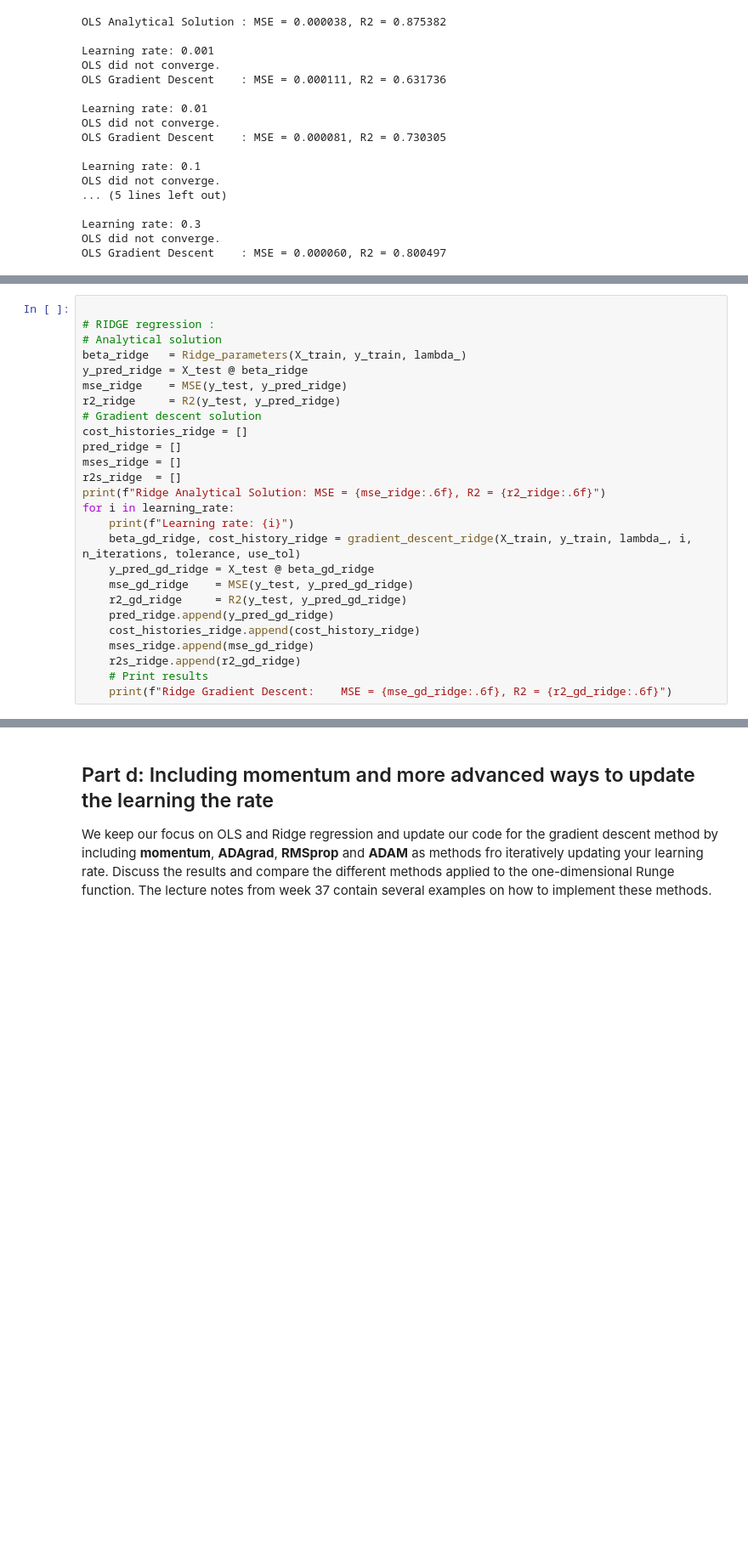
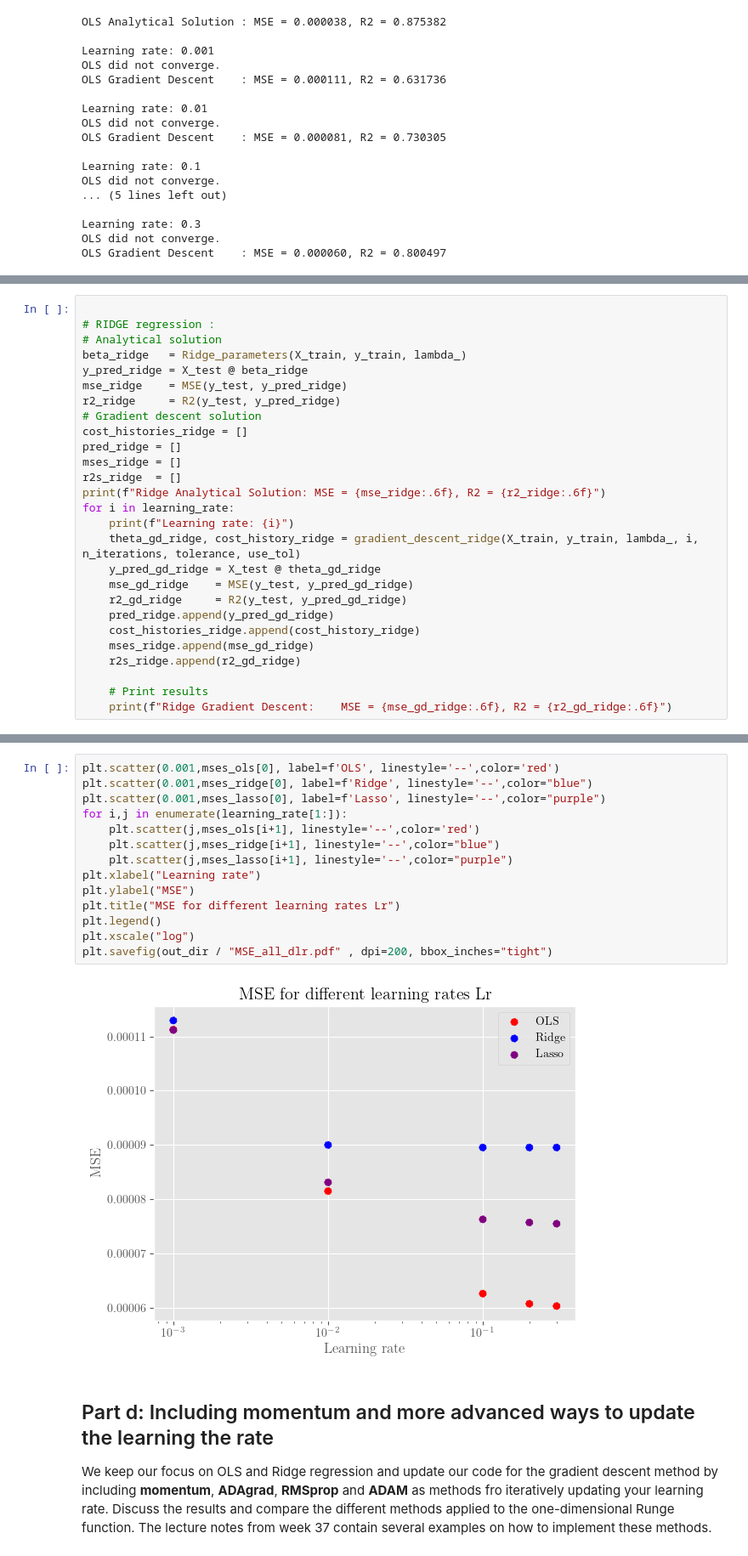
Before and after one commit to kjes4pres/Project_1_FYSSTK, a Jupyter notebook: Code/c_and_d_and_e.ipynb, the cells around one changed output, grey strips where cells are left out. Shown at 85% size. Drawn from its saved outputs; the diff is of its cells as text; blank space fills up the shorter version.

```diff
--- a/Code/c_and_d_and_e.ipynb
+++ b/Code/c_and_d_and_e.ipynb
@@ -182,14 +166,15 @@ r2s_ridge  = []
 print(f"Ridge Analytical Solution: MSE = {mse_ridge:.6f}, R2 = {r2_ridge:.6f}")
 for i in learning_rate:
     print(f"Learning rate: {i}")
-    beta_gd_ridge, cost_history_ridge = gradient_descent_ridge(X_train, y_train, lambda_, i, n_iterations, tolerance, use_tol)
-    y_pred_gd_ridge = X_test @ beta_gd_ridge
+    theta_gd_ridge, cost_history_ridge = gradient_descent_ridge(X_train, y_train, lambda_, i, n_iterations, tolerance, use_tol)
+    y_pred_gd_ridge = X_test @ theta_gd_ridge
     mse_gd_ridge    = MSE(y_test, y_pred_gd_ridge)
     r2_gd_ridge     = R2(y_test, y_pred_gd_ridge)
     pred_ridge.append(y_pred_gd_ridge)
     cost_histories_ridge.append(cost_history_ridge)
     mses_ridge.append(mse_gd_ridge)
     r2s_ridge.append(r2_gd_ridge)
+
     # Print results
     print(f"Ridge Gradient Descent:    MSE = {mse_gd_ridge:.6f}, R2 = {r2_gd_ridge:.6f}")
 # %% [output]
@@ -272,3 +261,19 @@ plt.show()
+# %%
+plt.scatter(0.001,mses_ols[0], label=f'OLS', linestyle='--',color='red')
+plt.scatter(0.001,mses_ridge[0], label=f'Ridge', linestyle='--',color="blue")
+plt.scatter(0.001,mses_lasso[0], label=f'Lasso', linestyle='--',color="purple")
+for i,j in enumerate(learning_rate[1:]):
+    plt.scatter(j,mses_ols[i+1], linestyle='--',color='red')
+    plt.scatter(j,mses_ridge[i+1], linestyle='--',color="blue")
+    plt.scatter(j,mses_lasso[i+1], linestyle='--',color="purple")
+plt.xlabel("Learning rate")
+plt.ylabel("MSE")
+plt.title("MSE for different learning rates Lr")
+plt.legend()
+plt.xscale("log")
+plt.savefig(out_dir / "MSE_all_dlr.pdf" , dpi=200, bbox_inches="tight")
+# %% [output]
+[figure, added]
 # %% [markdown]
 ## Part d: Including momentum and more advanced ways to update the learning the rate
 
```
Also changed, not shown: parts of 15 cells of this notebook, 2 other files.
